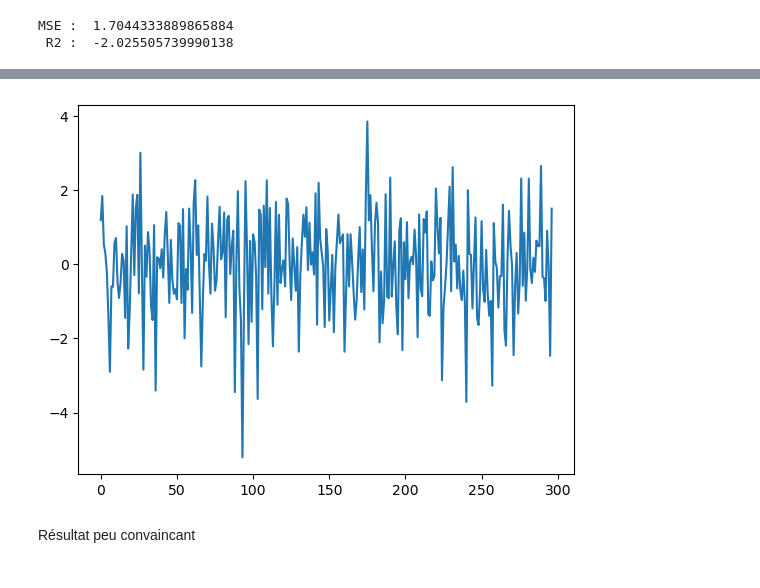
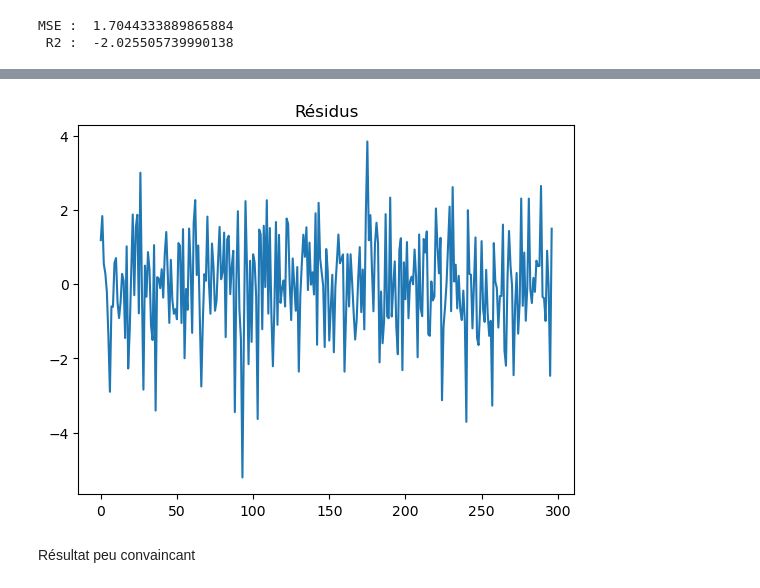
Before and after one commit to ArhurK/P4-Anticipez-les-besoins-en-consommation-de-batiments, a Jupyter notebook: Cible 2 log_SiteEnergyUseWN(kBtu).ipynb, the cells around one changed output, grey strips where cells are left out. Cells and saved outputs as stored; diff of their text form; code cells hidden in the pictures.

```diff
--- a/Cible 2 log_SiteEnergyUseWN(kBtu).ipynb
+++ b/Cible 2 log_SiteEnergyUseWN(kBtu).ipynb
@@ -537,7 +551,8 @@ plt.show()
 # %%
 plt.plot(pred_simple_address-y_test_address)
+plt.title('Résidus')
 plt.show()
 # %% [output]
-[figure, old version]
+[figure, new version]
 # %% [markdown]
 Résultat peu convaincant
```
Also changed, not shown: parts of 13 cells of this notebook, 3 other files.
